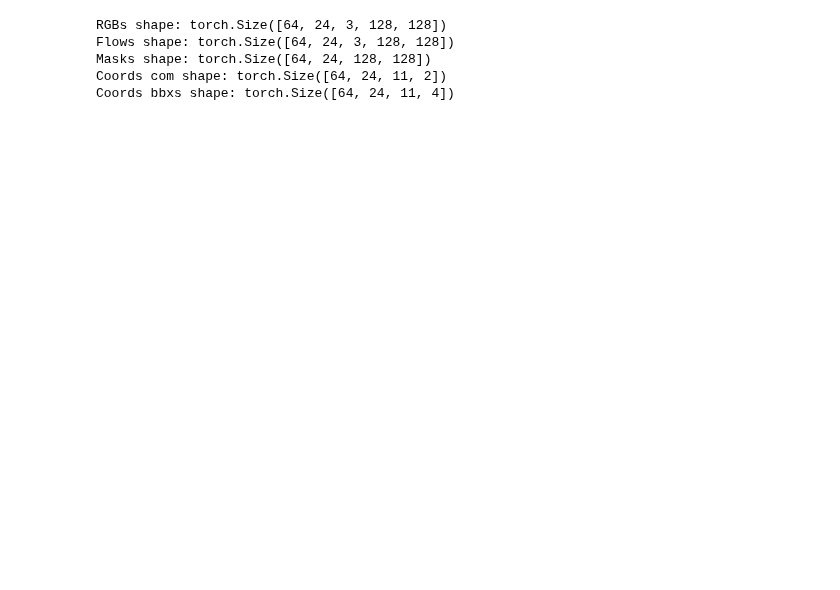
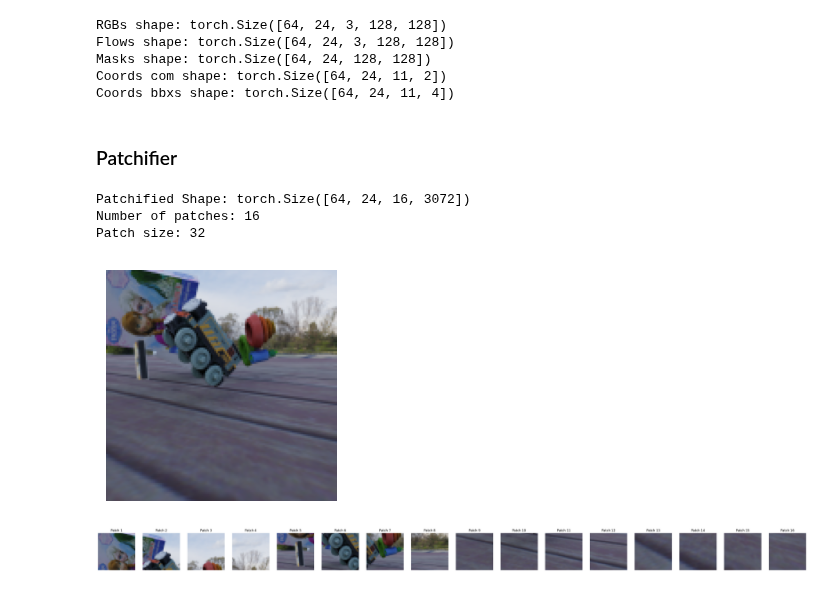
Before and after one commit to Cuda-Vision-Lab/CudaVisionSS2025, a Jupyter notebook: src/CourseProject/src/dataloader.ipynb, the cells around one changed output. Cells and saved outputs as stored; diff of their text form; code cells hidden in the pictures; blank space fills up the shorter version.

```diff
--- a/src/CourseProject/src/dataloader.ipynb
+++ b/src/CourseProject/src/dataloader.ipynb
@@ -160,7 +160,7 @@ plt.show()
 # %%
 ## Verifying the dataloader
 for batch in test_loader:
-    coords, masks, rgbs, flows = batch
+    rgbs, masks, flows, coords = batch
     # print(coords.keys())
     print(f"RGBs shape: {rgbs.shape}\nFlows shape: {flows.shape}\nMasks shape: {masks['masks'].shape} \nCoords com shape: {coords['com'].shape}\nCoords bbxs shape: {coords['bbox'].shape}")
     break
@@ -188,0 +173,37 @@ Coords bbxs shape: torch.Size([64, 24, 11, 4])
+# %% [markdown]
+### Patchifier
+# %%
+from utils import Patchifier
+
+BATCH_IDX = 4
+seq_len = 5
+img = rgbs[BATCH_IDX, seq_len]
+plt.figure(figsize=(3, 3))
+plt.imshow(img.permute(1, 2, 0)/255.0)
+# print(f"Image Shape: {img.shape}")
+plt.axis("off")
+
+patch_size = 32 # num of H and W pixels of each patch
+patchifier = Patchifier(patch_size)
+patch_data = patchifier(rgbs)
+print(f"Patchified Shape: {patch_data.shape}") # (B, seq_len, num_patch_H * num_patch_W, 3 * 32 * 32)
+
+num_patches = patch_data.shape[2] # num_patches = num_patch_H * num_patch_W
+print(f"Number of patches: {num_patches}")
+patch_size = patchifier.patch_size # patch_size = 16, this the the H,W of each single patch
+print(f"Patch size: {patch_size}")
+fig, ax = plt.subplots(1, num_patches)
+fig.set_size_inches(3 * num_patches, 3)
+for i in range(num_patches):
+    cur_patch = patch_data[BATCH_IDX, seq_len, i].reshape(3, patch_size, patch_size)
+    ax[i].imshow(cur_patch.permute(1, 2, 0)/255.0)
+    ax[i].set_title(f"Patch {i+1}")
+    ax[i].axis("off")
+
+plt.show()
+# %% [output]
+Patchified Shape: torch.Size([64, 24, 16, 3072])
+Number of patches: 16
+Patch size: 32
+[figure, added]
+[figure, added]
```
Also changed, not shown: parts of 9 cells of this notebook.
